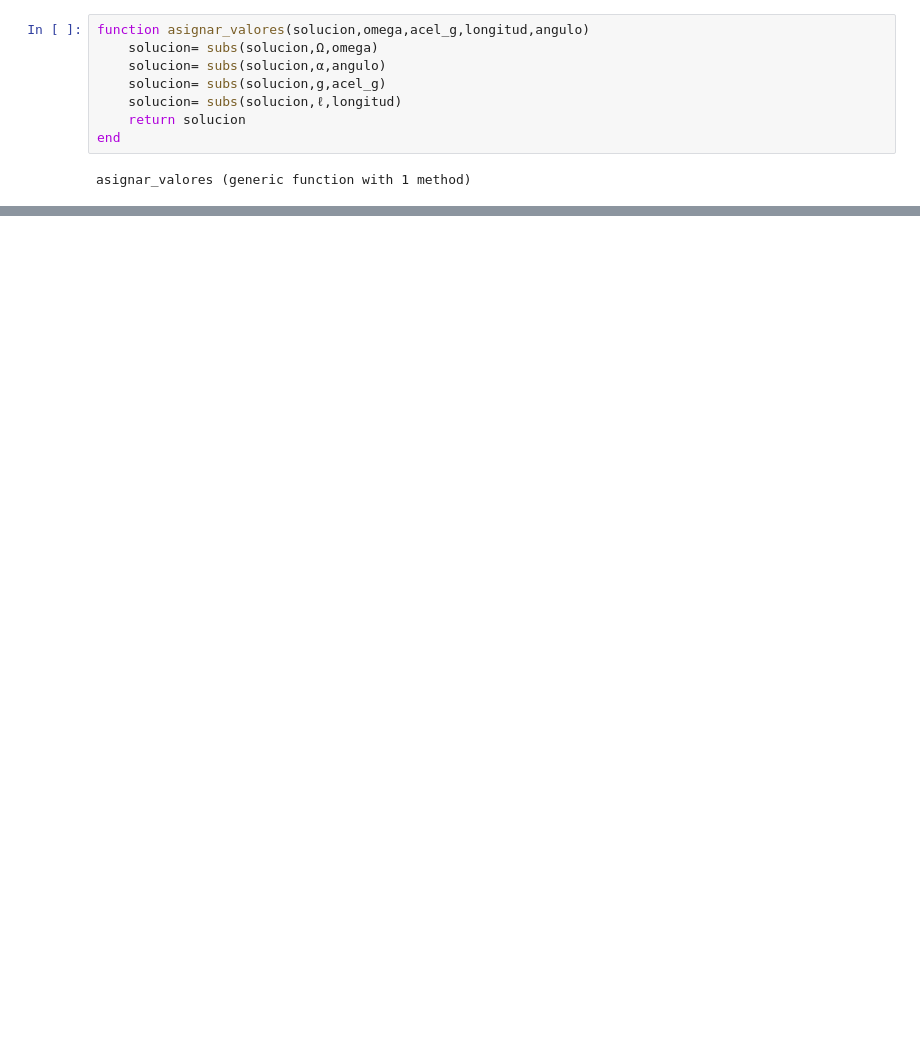
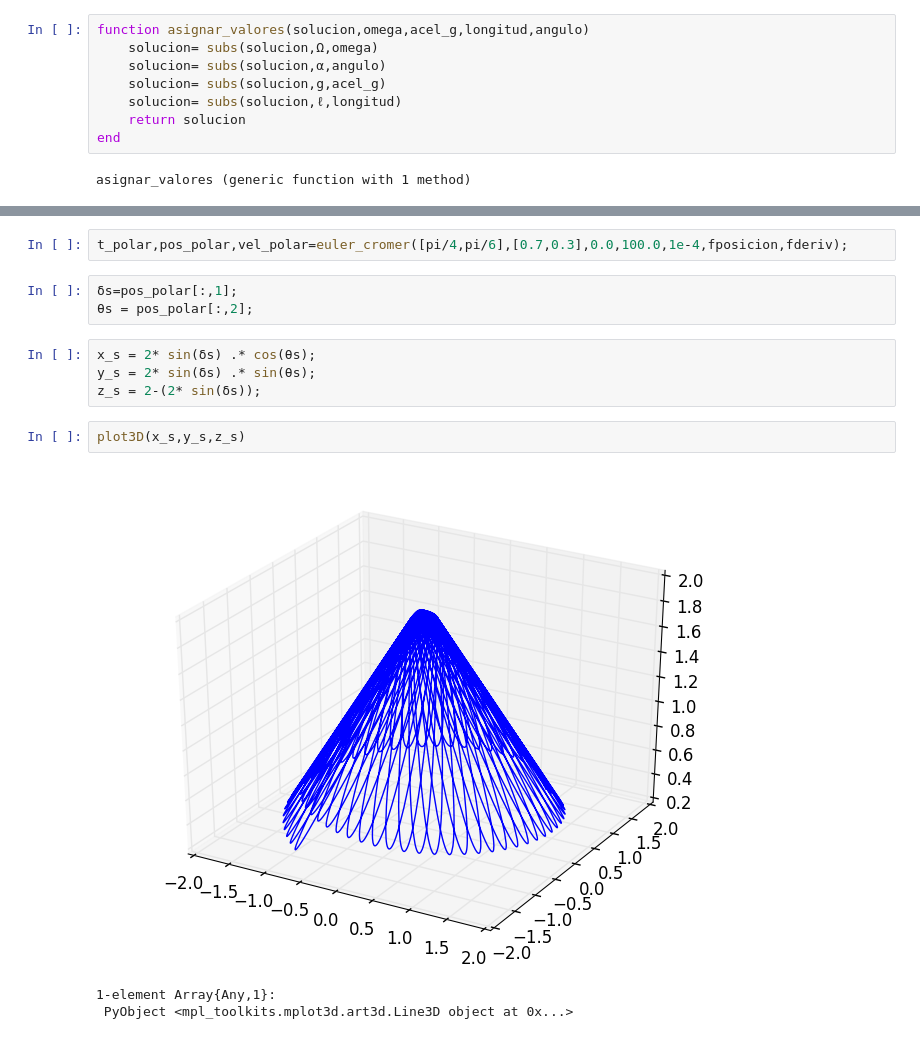
Before and after one commit to GX-Calva-Garcia/Proyecto-Final, a Jupyter notebook: pendulo.ipynb, the cells around one changed output, grey strips where cells are left out. Saved outputs shown, nothing was run; the diff lists cells and outputs as text; blank space fills up the shorter version.

Commit message:
continuacion del problema polar

```diff
--- a/pendulo.ipynb
+++ b/pendulo.ipynb
@@ -514,0 +572,15 @@ L_polar = subs(L_polar,diff(ϕ(t),t,1),ϕp)
+# %%
+t_polar,pos_polar,vel_polar=euler_cromer([pi/4,pi/6],[0.7,0.3],0.0,100.0,1e-4,fposicion,fderiv);
+# %%
+δs=pos_polar[:,1];
+θs = pos_polar[:,2];
+# %%
+x_s = 2* sin(δs) .* cos(θs);
+y_s = 2* sin(δs) .* sin(θs);
+z_s = 2-(2* sin(δs));
+# %%
+plot3D(x_s,y_s,z_s)
+# %% [output]
+[figure, added]
+1-element Array{Any,1}:
+ PyObject <mpl_toolkits.mplot3d.art3d.Line3D object at 0x...>
```
Also changed, not shown: parts of 106 cells of this notebook.
